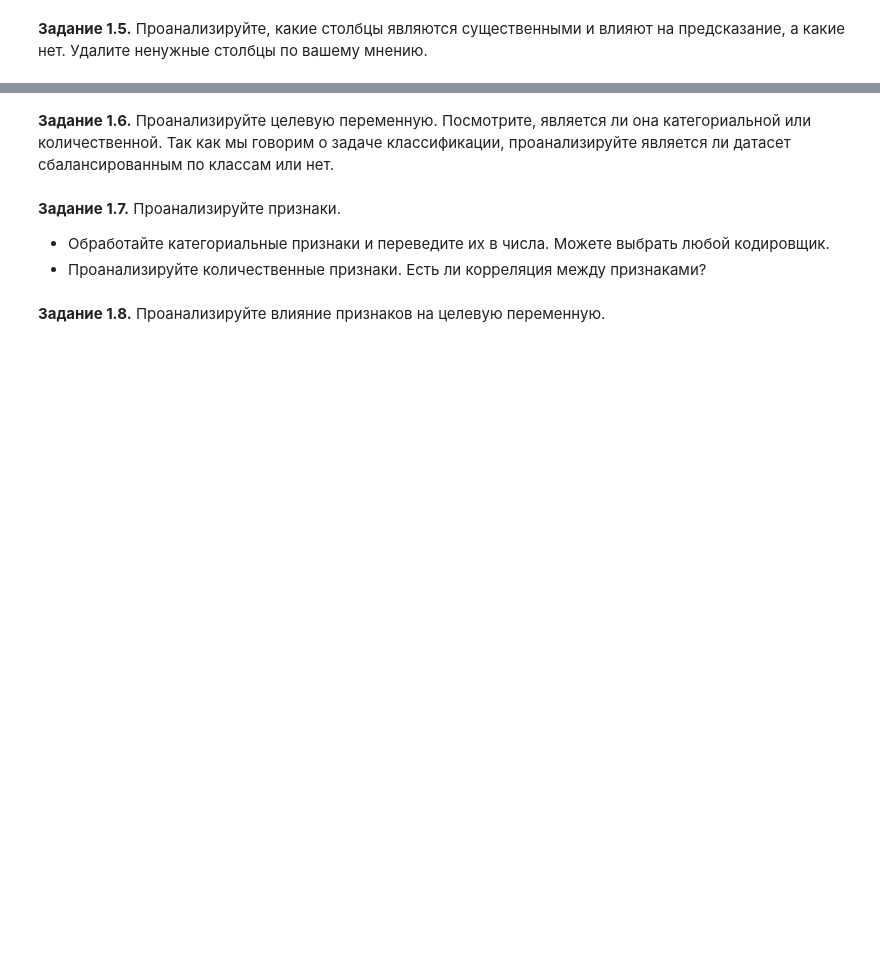
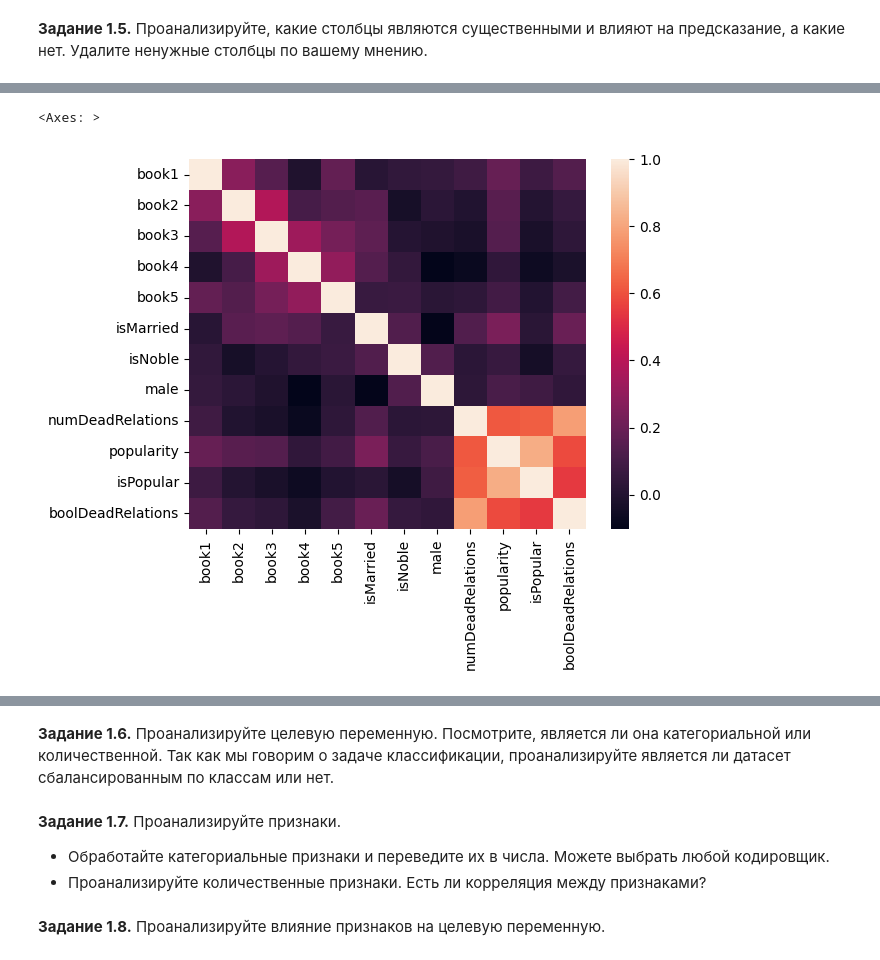
Before and after one commit to relicks/dls-2024-1, a Jupyter notebook: notebooks/hws/4_2_game_of_thrones_prediction.ipynb, the cells around one changed output, grey strips where cells are left out. Cells and saved outputs as stored; diff of their text form; code cells hidden in the pictures; blank space fills up the shorter version.

```diff
--- a/notebooks/hws/4_2_game_of_thrones_prediction.ipynb
+++ b/notebooks/hws/4_2_game_of_thrones_prediction.ipynb
@@ -95,7 +96,9 @@ import seaborn as sns
 # %% [markdown]
 **Задание 1.2.** Загрузите датасет в Pandas DataFrame при помощи функции `read_csv`. Вместо дефолтных наименований строк `0,1,...`, при помощи параметра `index_col`, сделайте значения колонки `S.No` наименованиями строк:
+# %%
+DATA_PATH = "https://raw.githubusercontent.com/relicks/dls-2024-1/refs/heads/main/data/hw_4_2/"
 # %%
-data = pd.read_csv("data/hw_4_2/game_of_thrones_train.csv", index_col="S.No")
+data = pd.read_csv(DATA_PATH + "game_of_thrones_train.csv", index_col="S.No")
 # %%
 data.head(3)
 # %% [output]
@@ -113,0 +157,15 @@ data.head(3)
+# %%
+sel_feats = [
+    "book1",
+    "book2",
+    "book3",
+    "book4",
+    "book5",
+    "house",
+    "isMarried",
+    "isNoble",
+    "male",
+    "numDeadRelations",
+    "popularity",
+    "isAlive",
+]
@@ -120,0 +187,5 @@ data.head(3)
+# %%
+dataset = data.loc[:, sel_feats].assign(
+    isPopular=data.loc[:, "popularity"].map(lambda val: val > 0.5),
+    boolDeadRelations=data.loc[:, "numDeadRelations"].map(lambda val: val > 0),
+)
@@ -144,0 +242,5 @@ data.drop(columns=[...], inplace = True)
+# %%
+sns.heatmap(dataset.drop(["house", "isAlive"], axis=1).corr())
+# %% [output]
+<Axes: >
+[figure, added]
```
Also changed, not shown: parts of 25 cells of this notebook, 5 other files.
